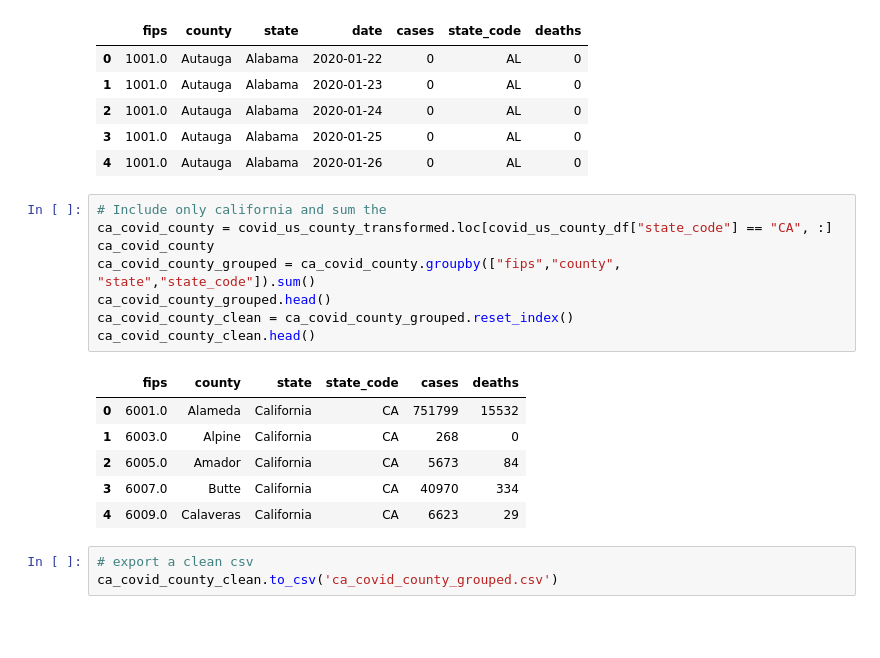
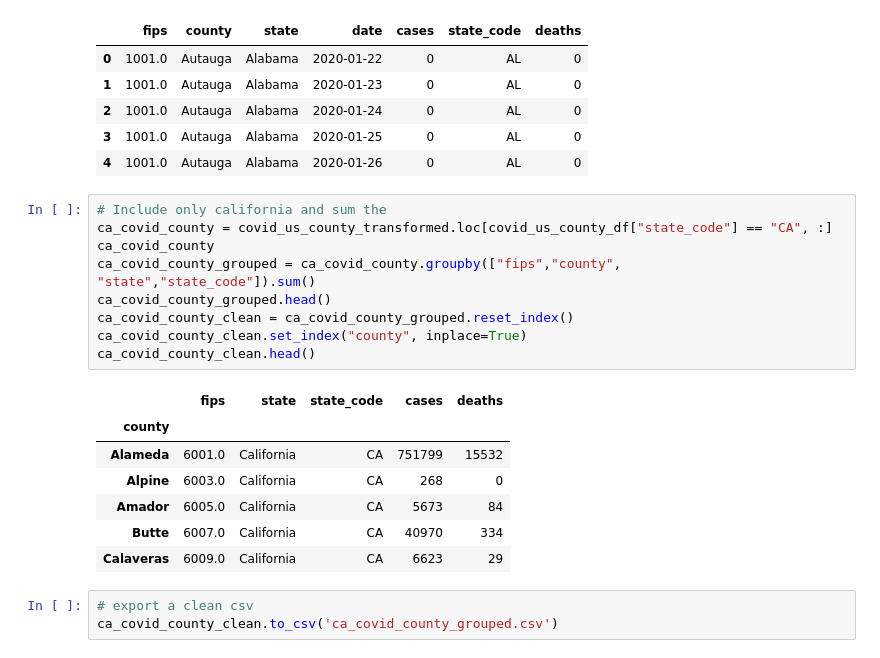
Before and after one commit to newbiecoder-123/ETL_project, a Jupyter notebook: etl_project.ipynb, the cells around one changed output. Cells and saved outputs as stored; diff of their text form; blank space fills up the shorter version.

```diff
--- a/etl_project.ipynb
+++ b/etl_project.ipynb
@@ -97,18 +99,20 @@ covid_us_county_transformed.head()
 # %%
 # Include only california and sum the
 ca_covid_county = covid_us_county_transformed.loc[covid_us_county_df["state_code"] == "CA", :]
 ca_covid_county
 ca_covid_county_grouped = ca_covid_county.groupby(["fips","county", "state","state_code"]).sum()
 ca_covid_county_grouped.head()
 ca_covid_county_clean = ca_covid_county_grouped.reset_index()
+ca_covid_county_clean.set_index("county", inplace=True)
 ca_covid_county_clean.head()
 # %% [output]
-|  | fips | county | state | state_code | cases | deaths |
-| 0 | 6001.0 | Alameda | California | CA | 751799 | 15532 |
-| 1 | 6003.0 | Alpine | California | CA | 268 | 0 |
-| 2 | 6005.0 | Amador | California | CA | 5673 | 84 |
-| 3 | 6007.0 | Butte | California | CA | 40970 | 334 |
-| 4 | 6009.0 | Calaveras | California | CA | 6623 | 29 |
+|  | fips | state | state_code | cases | deaths |
+| county |  |  |  |  |  |
+| Alameda | 6001.0 | California | CA | 751799 | 15532 |
+| Alpine | 6003.0 | California | CA | 268 | 0 |
+| Amador | 6005.0 | California | CA | 5673 | 84 |
+| Butte | 6007.0 | California | CA | 40970 | 334 |
+| Calaveras | 6009.0 | California | CA | 6623 | 29 |
 # %%
 # export a clean csv
 ca_covid_county_clean.to_csv('ca_covid_county_grouped.csv')
```
Also changed, not shown: parts of 9 cells of this notebook, 3 other files.
